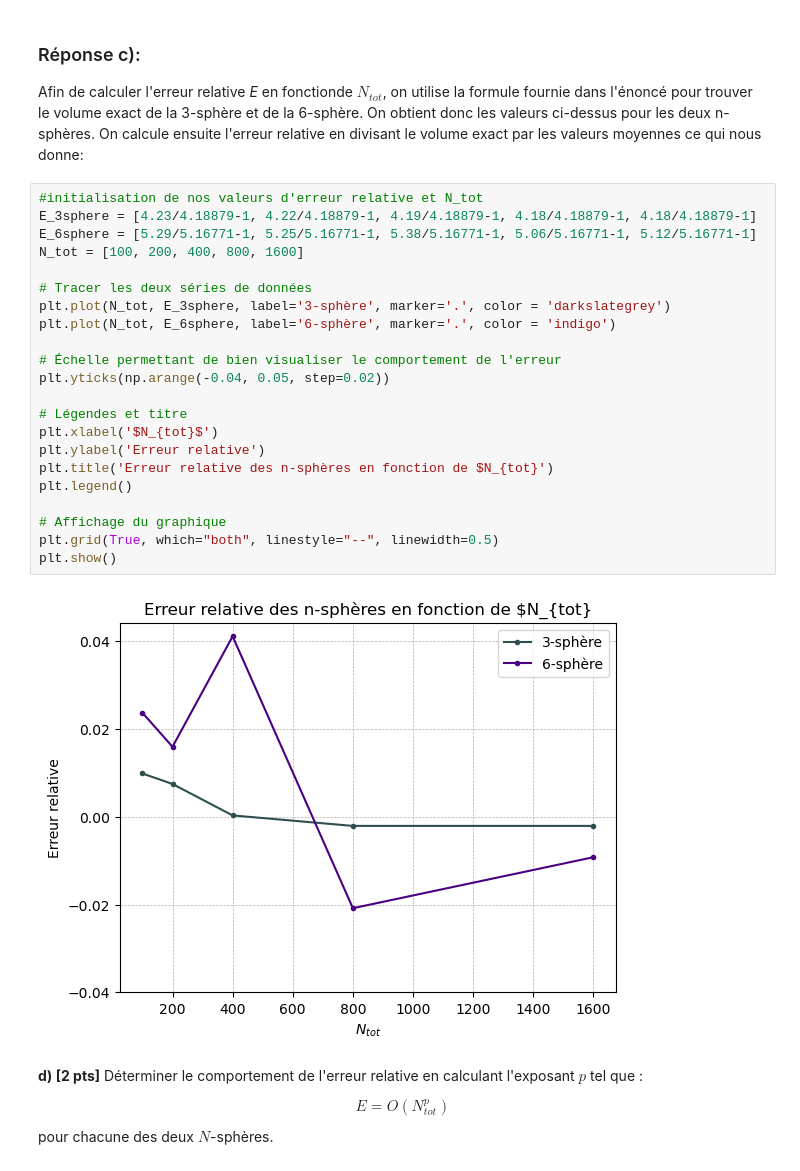
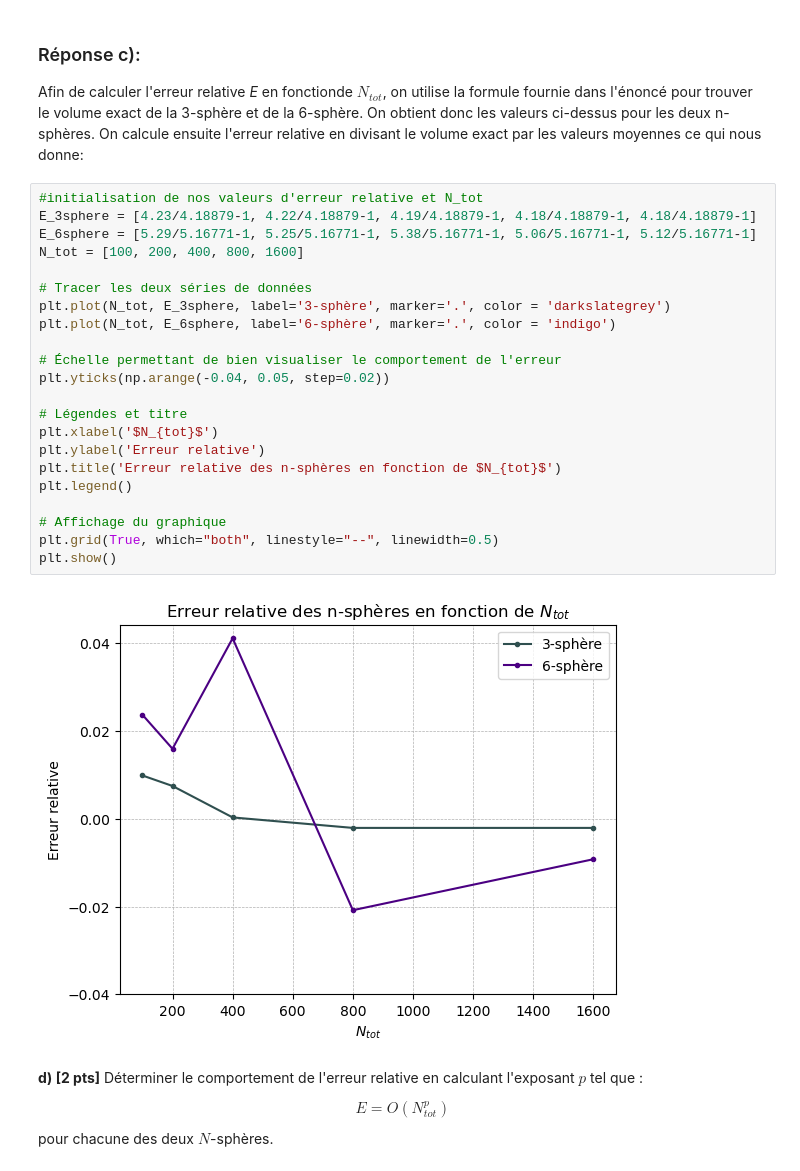
Before and after one commit to mldessu/projetsimu, a Jupyter notebook: MP1-MonteCarlo-VolumeSphere.ipynb, the cells around one changed output. Cells and saved outputs as stored; diff of their text form.

Commit message:
question c erreur syntaxe corrigée

```diff
--- a/MP1-MonteCarlo-VolumeSphere.ipynb
+++ b/MP1-MonteCarlo-VolumeSphere.ipynb
@@ -152,27 +152,27 @@ Afin de calculer l'erreur relative *E* en fonctionde $N_{tot}$, on utilise la fo
 # %%
 #initialisation de nos valeurs d'erreur relative et N_tot
 E_3sphere = [4.23/4.18879-1, 4.22/4.18879-1, 4.19/4.18879-1, 4.18/4.18879-1, 4.18/4.18879-1]
 E_6sphere = [5.29/5.16771-1, 5.25/5.16771-1, 5.38/5.16771-1, 5.06/5.16771-1, 5.12/5.16771-1]
 N_tot = [100, 200, 400, 800, 1600]
 
 # Tracer les deux séries de données
 plt.plot(N_tot, E_3sphere, label='3-sphère', marker='.', color = 'darkslategrey')
 plt.plot(N_tot, E_6sphere, label='6-sphère', marker='.', color = 'indigo')
 
 # Échelle permettant de bien visualiser le comportement de l'erreur
 plt.yticks(np.arange(-0.04, 0.05, step=0.02))
 
 # Légendes et titre
 plt.xlabel('$N_{tot}$')
 plt.ylabel('Erreur relative')
-plt.title('Erreur relative des n-sphères en fonction de $N_{tot}')
+plt.title('Erreur relative des n-sphères en fonction de $N_{tot}$')
 plt.legend()
 
 # Affichage du graphique
 plt.grid(True, which="both", linestyle="--", linewidth=0.5)
 plt.show()
 # %% [output]
-[figure, old version]
+[figure, new version]
 # %% [markdown]
 **d) [2 pts]** Déterminer le comportement de l'erreur relative en calculant l'exposant $p$ tel que :
 
```
